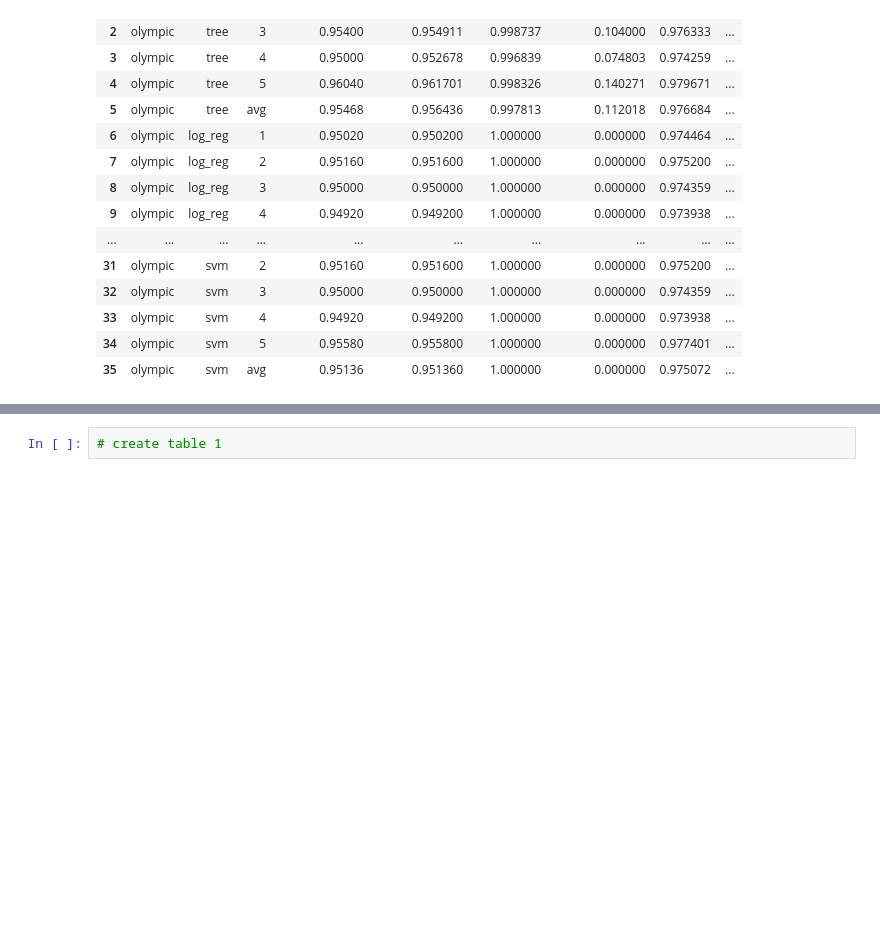
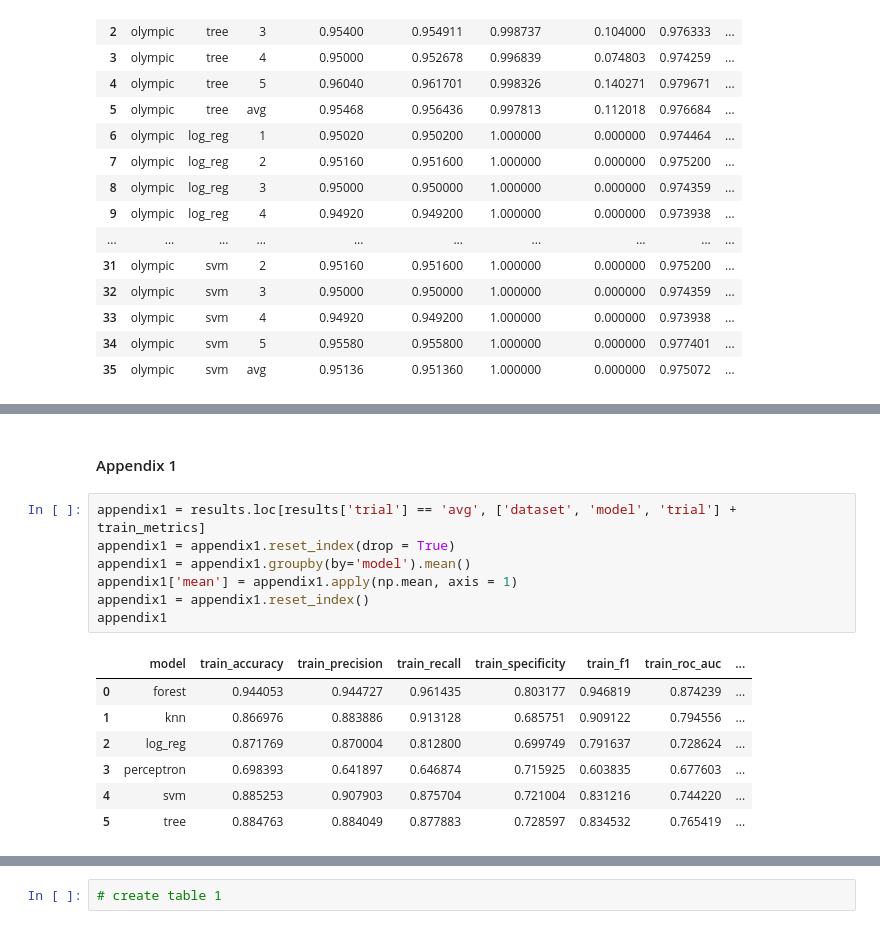
Before and after one commit to Yunchun/Supervised-ML-Comparisons, a Jupyter notebook: project.ipynb, the cells around one changed output, grey strips where cells are left out. Drawn from its saved outputs; the diff is of its cells as text; blank space fills up the shorter version.

```diff
--- a/project.ipynb
+++ b/project.ipynb
@@ -1245,0 +1397,17 @@ pd.read_csv('results/olympic_results.csv')
+# %% [markdown]
+#### Appendix 1
+# %%
+appendix1 = results.loc[results['trial'] == 'avg', ['dataset', 'model', 'trial'] + train_metrics]
+appendix1 = appendix1.reset_index(drop = True)
+appendix1 = appendix1.groupby(by='model').mean()
+appendix1['mean'] = appendix1.apply(np.mean, axis = 1)
+appendix1 = appendix1.reset_index()
+appendix1
+# %% [output]
+|  | model | train_accuracy | train_precision | train_recall | train_specificity | train_f1 | train_roc_auc | ... |
+| 0 | forest | 0.944053 | 0.944727 | 0.961435 | 0.803177 | 0.946819 | 0.874239 | ... |
+| 1 | knn | 0.866976 | 0.883886 | 0.913128 | 0.685751 | 0.909122 | 0.794556 | ... |
+| 2 | log_reg | 0.871769 | 0.870004 | 0.812800 | 0.699749 | 0.791637 | 0.728624 | ... |
+| 3 | perceptron | 0.698393 | 0.641897 | 0.646874 | 0.715925 | 0.603835 | 0.677603 | ... |
+| 4 | svm | 0.885253 | 0.907903 | 0.875704 | 0.721004 | 0.831216 | 0.744220 | ... |
+| 5 | tree | 0.884763 | 0.884049 | 0.877883 | 0.728597 | 0.834532 | 0.765419 | ... |
```
Also changed, not shown: parts of 31 cells of this notebook.
